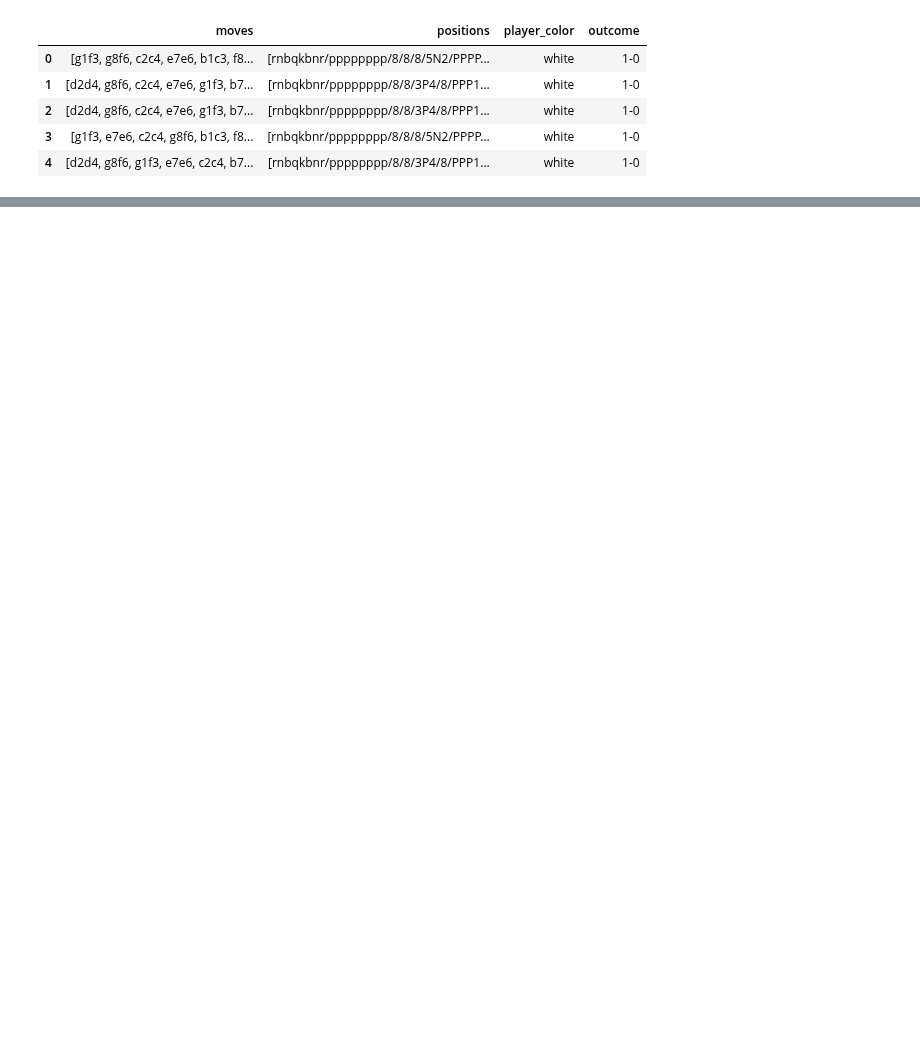
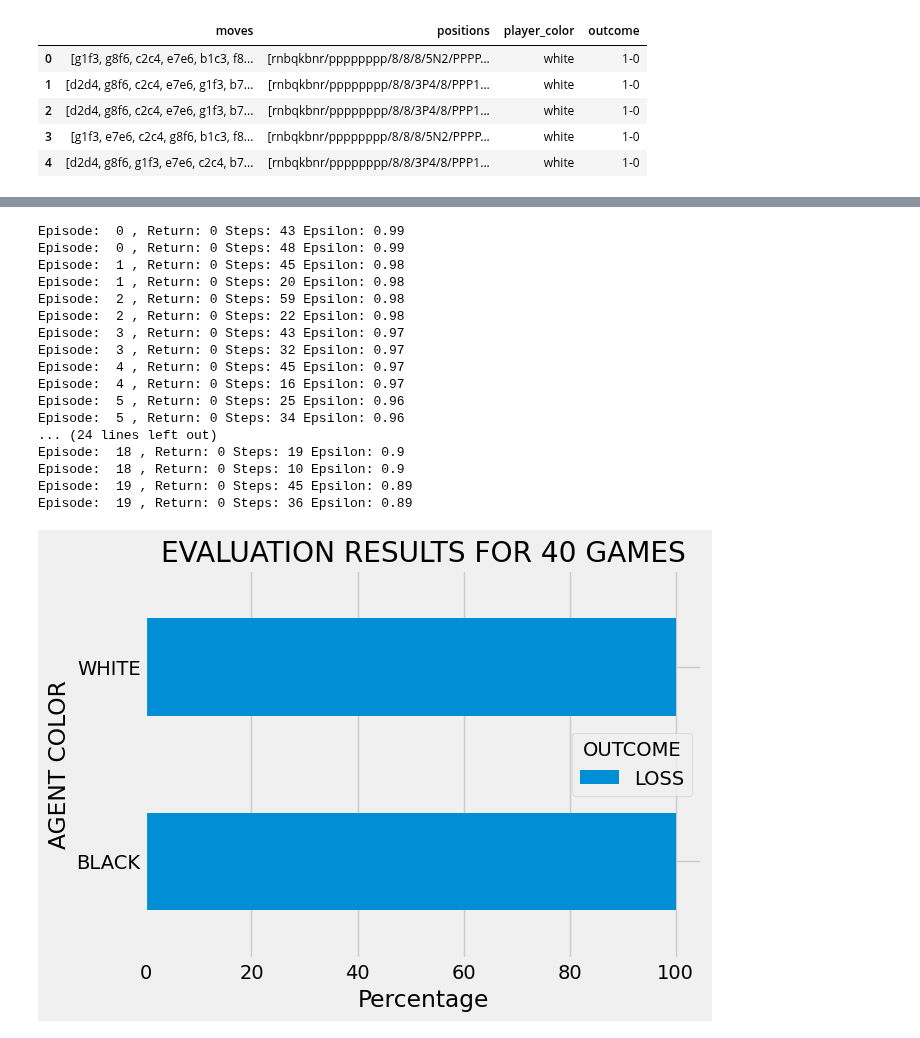
Before and after one commit to inesleonidasrocha/ChessRL23, a Jupyter notebook: RL PROJECT DeepQLearning.ipynb, the cells around one changed output, grey strips where cells are left out. Cells and saved outputs as stored; diff of their text form; code cells hidden in the pictures; blank space fills up the shorter version.

Commit message:
pre-trained

```diff
--- a/RL PROJECT DeepQLearning.ipynb
+++ b/RL PROJECT DeepQLearning.ipynb
@@ -476,7 +476,7 @@ def generate_WHITE_scenario(Stockfish_path, dqn_white, evaluation_number):
 
             #if player removed piece from opponent, increase reward
             if next_state[:, :,:, :6].sum() < dqn_white.state[:, :,:, :6].sum():
-                reward *= 1.5
+                reward += reward*abs(0.25)
 
             #update values in dqn class
             dqn_white.env= env
@@ -559,7 +559,7 @@ def generate_BLACK_scenario(Stockfish_path, dqn_black, evaluation_number):
 
             #if player removed piece from opponent, increase reward
             if next_state[:, :,:, 6:13].sum() < dqn_black.state[:, :,:, :6].sum():
-                reward *= 1.5
+                reward += reward*abs(0.25)
 
             #update values in dqn class
             dqn_black.env= env
@@ -778,0 +843,21 @@ train_df.head()
+# %%
+def WHITE_PLAYER_POLICY(env, state, step, episode):
+    encoded_move = env.encode(train_df.iloc[episode]['moves'][step])
+    #action = {"from_square": encoded_move.from_square, "to_square": encoded_move.to_square}
+    legal_actions = env.legal_actions
+    action = np.random.choice(legal_actions)
+    return encoded_move
+
+
+def BLACK_PLAYER_POLICY(env, state, step, episode):
+    encoded_move = env.encode(train_df.iloc[episode]['moves'][step])
+    #encoded_move = env.encode(train_df[0][step])
+    #action = {"from_square": encoded_move.from_square, "to_square": encoded_move.to_square}
+    legal_actions = env.legal_actions
+    action = np.random.choice(legal_actions)
+
+    return encoded_move
+# %%
+def preprocess_state(state):
+    state_boards= np.c_[state[:,:,:14], state[:,:,-7:]] #the state we want just has the current board and the last matrices with information
+    return np.array([state_boards.reshape(8,8,21)])
@@ -778,0 +1292,27 @@ train_df.head()
+# %%
+#number of episodes
+num_episodes = 20 #1000
+
+# Define the batch size:
+batch_size = 32 #128
+
+df, dqn_black, dqn_white = AGENT_EVALUATION(Stockfish_path, n_evaluations=num_episodes)
+# %% [output]
+Episode:  0 , Return: 0 Steps: 43 Epsilon: 0.99
+Episode:  0 , Return: 0 Steps: 48 Epsilon: 0.99
+Episode:  1 , Return: 0 Steps: 45 Epsilon: 0.98
+Episode:  1 , Return: 0 Steps: 20 Epsilon: 0.98
+Episode:  2 , Return: 0 Steps: 59 Epsilon: 0.98
+Episode:  2 , Return: 0 Steps: 22 Epsilon: 0.98
+Episode:  3 , Return: 0 Steps: 43 Epsilon: 0.97
+Episode:  3 , Return: 0 Steps: 32 Epsilon: 0.97
+Episode:  4 , Return: 0 Steps: 45 Epsilon: 0.97
+Episode:  4 , Return: 0 Steps: 16 Epsilon: 0.97
+Episode:  5 , Return: 0 Steps: 25 Epsilon: 0.96
+Episode:  5 , Return: 0 Steps: 34 Epsilon: 0.96
+... (24 lines left out)
+Episode:  18 , Return: 0 Steps: 19 Epsilon: 0.9
+Episode:  18 , Return: 0 Steps: 10 Epsilon: 0.9
+Episode:  19 , Return: 0 Steps: 45 Epsilon: 0.89
+Episode:  19 , Return: 0 Steps: 36 Epsilon: 0.89
+[figure, added]
```
Also changed, not shown: parts of 8 cells of this notebook.
